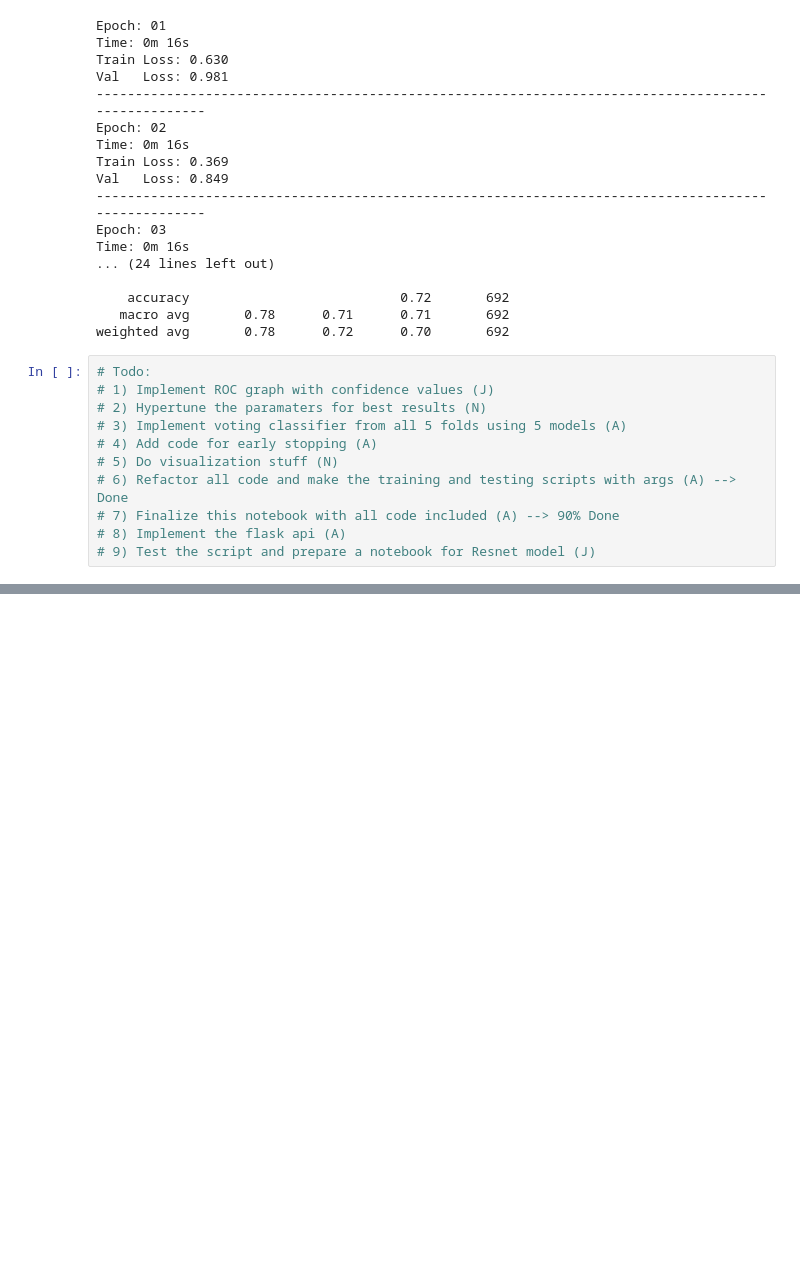
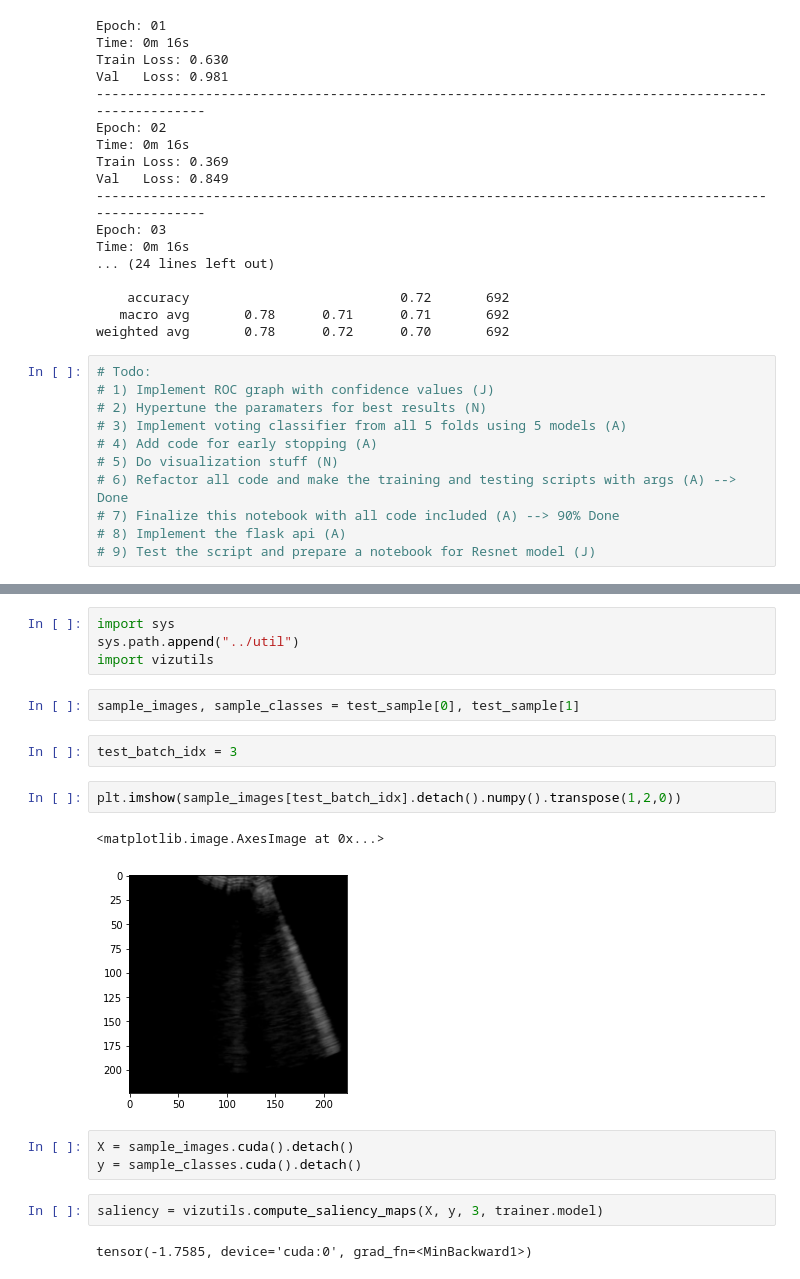
Before and after one commit to ar-ambuj23/covid19_pocus_ultrasound_pytorch, a Jupyter notebook: code/scripts/training_vgg_visualization.ipynb, the cells around one changed output, grey strips where cells are left out. Drawn from its saved outputs; the diff is of its cells as text; blank space fills up the shorter version.

```diff
--- a/code/scripts/training_vgg_visualization.ipynb
+++ b/code/scripts/training_vgg_visualization.ipynb
@@ -563,0 +622,20 @@ weighted avg       0.78      0.72      0.70       692
+# %%
+import sys
+sys.path.append("../util")
+import vizutils
+# %%
+sample_images, sample_classes = test_sample[0], test_sample[1]
+# %%
+test_batch_idx = 3
+# %%
+plt.imshow(sample_images[test_batch_idx].detach().numpy().transpose(1,2,0))
+# %% [output]
+<matplotlib.image.AxesImage at 0x...>
+[figure, added]
+# %%
+X = sample_images.cuda().detach()
+y = sample_classes.cuda().detach()
+# %%
+saliency = vizutils.compute_saliency_maps(X, y, 3, trainer.model)
+# %% [output]
+tensor(-1.7585, device='cuda:0', grad_fn=<MinBackward1>)
```
Also changed, not shown: parts of 20 cells of this notebook, 2 other files.
